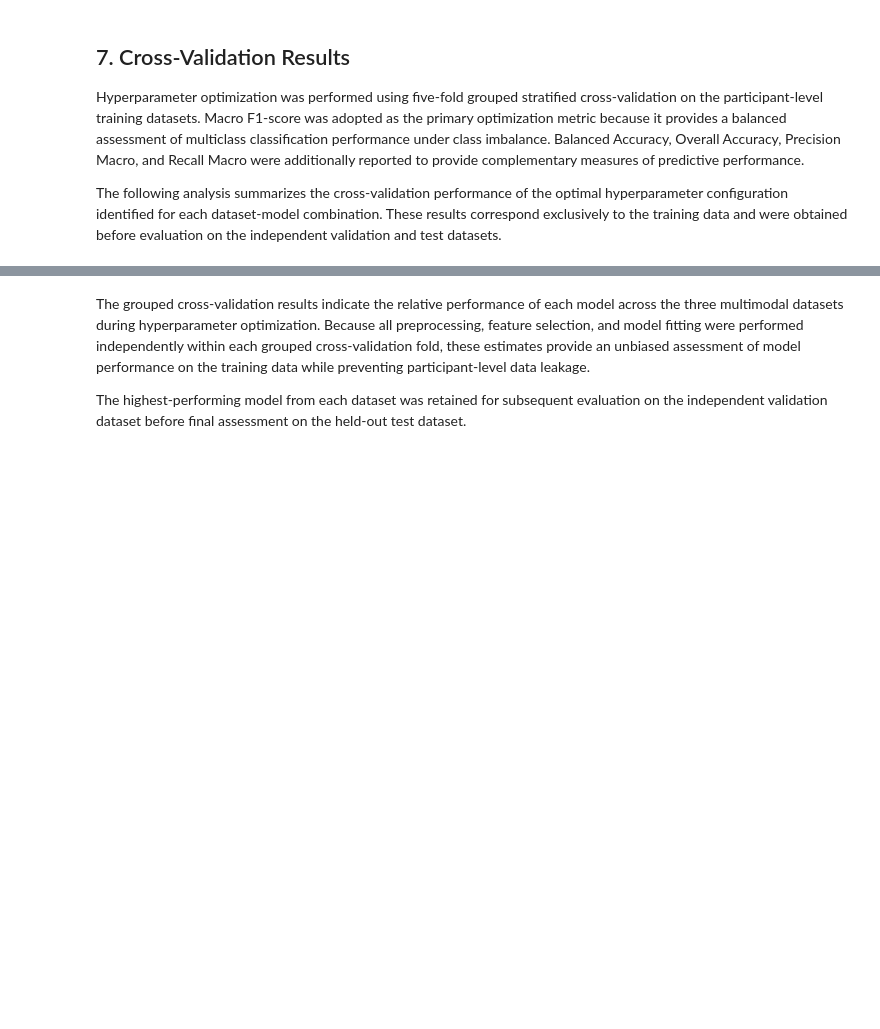
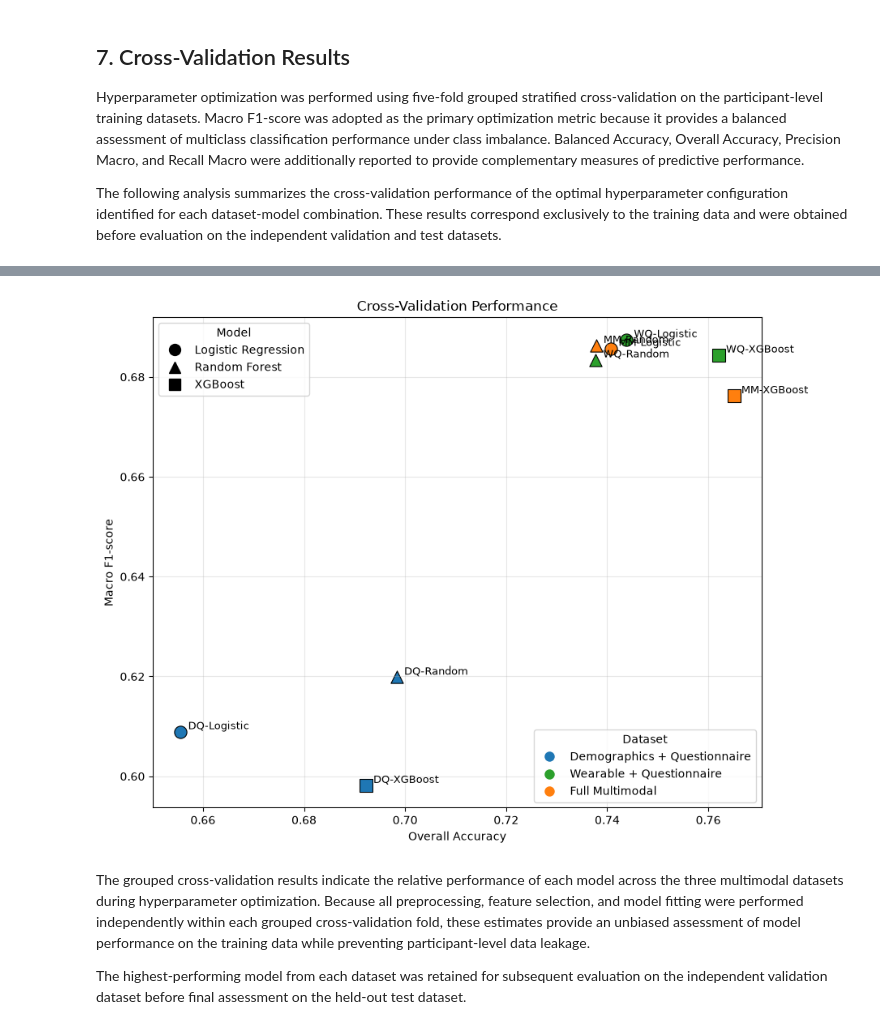
Before and after one commit to obramwell/AI-Assisted-Screening-of-Parkinson-s-Disease, a Jupyter notebook: notebooks/11b_hyperparameter_tuning.ipynb, the cells around one changed output, grey strips where cells are left out. Drawn from its saved outputs; the diff is of its cells as text; code cells hidden in the pictures; blank space fills up the shorter version.

Commit message:
Add new performance metrics and visualizations for model evaluation

```diff
--- a/notebooks/11b_hyperparameter_tuning.ipynb
+++ b/notebooks/11b_hyperparameter_tuning.ipynb
@@ -789,7 +819,7 @@ fig, ax = plt.subplots(
 dataset_colors = {
     "Demographics + Questionnaire": "#1f77b4",
     "Wearable + Questionnaire": "#2ca02c",
-    "Multimodal": "#ff7f0e",
+    "Full Multimodal": "#ff7f0e",
 }
 model_markers = {
     "Logistic Regression": "o",
@@ -799,7 +829,7 @@ model_markers = {
 dataset_short = {
     "Demographics + Questionnaire": "DQ",
     "Wearable + Questionnaire": "WQ",
-    "Multimodal": "MM",
+    "Full Multimodal": "MM",
 }
 for _, row in cross_validation_summary.iterrows():
     ax.scatter(
@@ -893,33 +923,35 @@ legend1 = ax.legend(
 )
 
 ax.add_artist(legend1)
 
 ax.legend(
 
     handles=model_handles,
 
     title="Model",
 
     loc="upper left",
 
 )
 
 ax.set_xlabel("Overall Accuracy")
 
 ax.set_ylabel("Macro F1-score")
 
 ax.set_title("Cross-Validation Performance")
 
 ax.grid(
     alpha=0.3,
 )
 
 plt.tight_layout()
 outputs.save_figure(
     fig,
     "11b_macro_f1_vs_accuracy.png",
 )
 plt.show()
+# %% [output]
+[figure, added]
 # %% [markdown]
 The grouped cross-validation results indicate the relative performance of each model across the three multimodal datasets during hyperparameter optimization. Because all preprocessing, feature selection, and model fitting were performed independently within each grouped cross-validation fold, these estimates provide an unbiased assessment of model performance on the training data while preventing participant-level data leakage.
 
```
Also changed, not shown: parts of 19 cells of this notebook, 13 other files.
